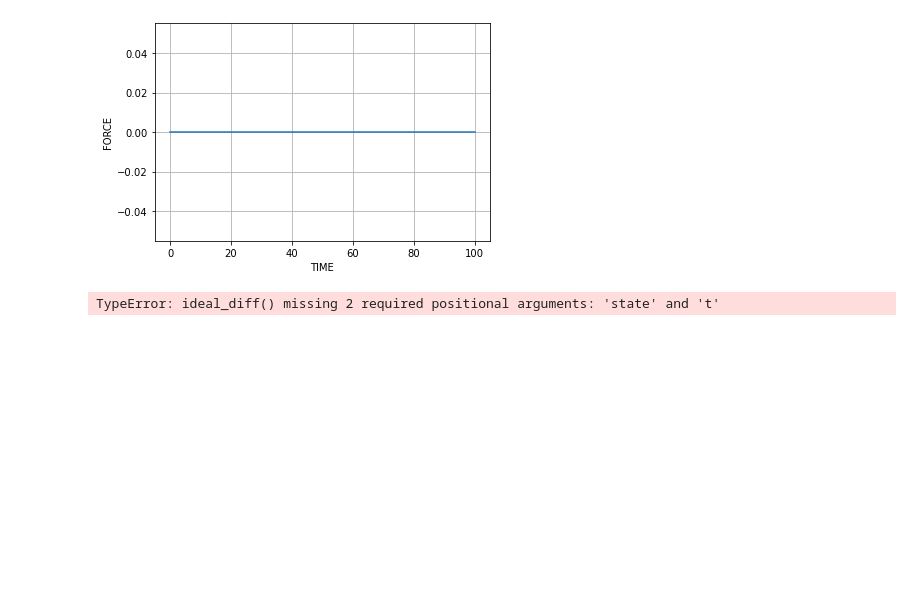
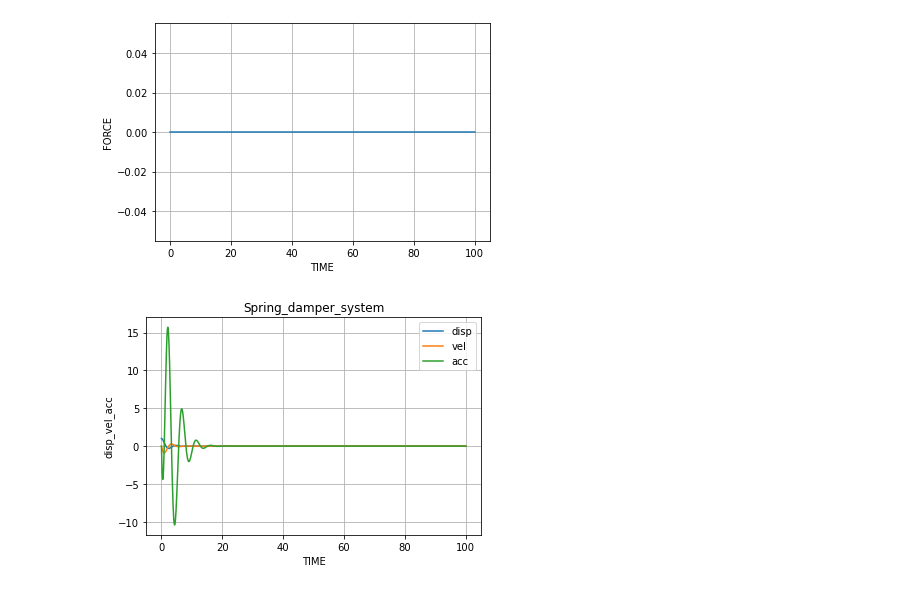
Before and after one commit to bharadwaj1098/Auto, a Jupyter notebook: graphs.ipynb, the cells around one changed output. Drawn from its saved outputs; the diff is of its cells as text; code cells hidden in the pictures; blank space fills up the shorter version.

```diff
--- a/graphs.ipynb
+++ b/graphs.ipynb
@@ -11,10 +11,10 @@ sdm_sin = spring_damp_mass(state_vec=[1,0], time_in_sec=100, mass=1, K=2,B=1, de
 sdm_sin.force_graph()
 # %% [output]
 [figure]
-# %%
-sdm_sin.ideal_graph()
-# %% [output]
-TypeError: ideal_diff() missing 2 required positional arguments: 'state' and 't'
+# %%
+k = sdm_sin.ideal_graph()
+# %% [output]
+[figure, added]
 # %%
 sdm_sin.actual_graph()
 # %% [output]
```
Also changed, not shown: parts of 5 cells of this notebook.
